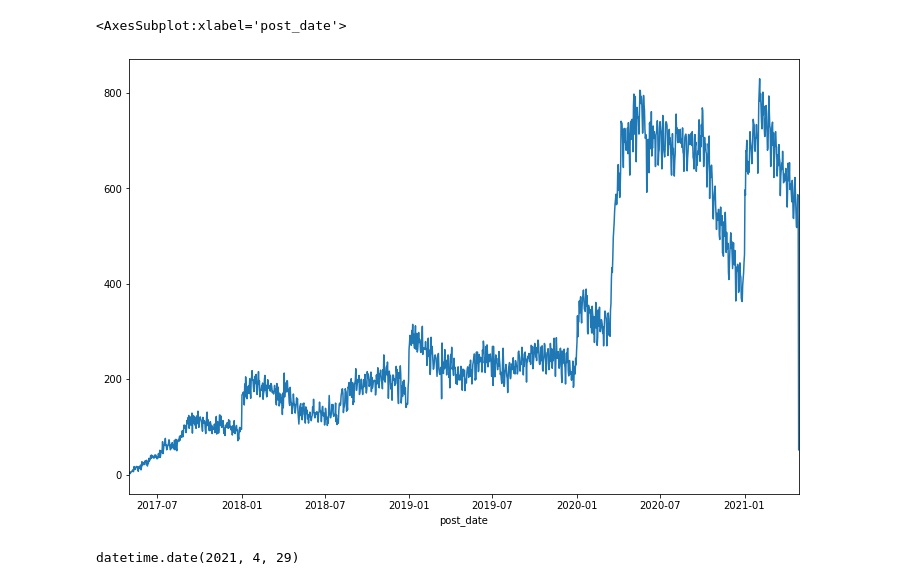
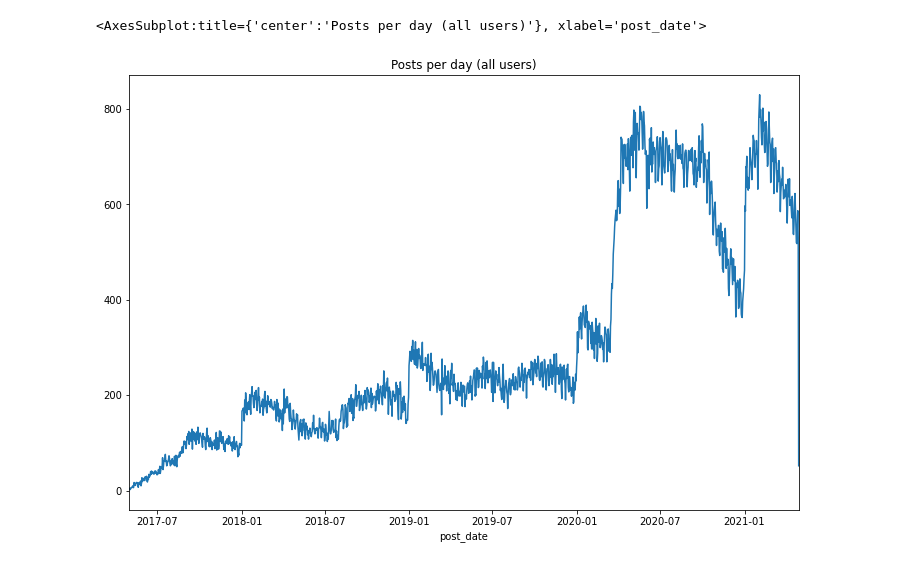
Before and after one commit to bits4waves/100daysofpractice-dataset, a Jupyter notebook: hexbin.ipynb, the cells around one changed output. Saved outputs shown, nothing was run; the diff lists cells and outputs as text; code cells hidden in the pictures.

```diff
--- a/hexbin.ipynb
+++ b/hexbin.ipynb
@@ -108,9 +70,9 @@ Name: taken_at_timestamp, Length: 454547, dtype: object
 # %%
-posts.groupby(posts.post_date).size().plot(xlim=(pd.to_datetime('2017-05-01'), pd.to_datetime('2021-04-29')), figsize=(12, 8))
+posts.groupby(posts.post_date).size().\
+    plot(title='Posts per day (all users)',
+         xlim=(pd.to_datetime('2017-05-01'),
+               pd.to_datetime('2021-04-29')),
+         figsize=(12, 8))
 # %% [output]
-<AxesSubplot:xlabel='post_date'>
+<AxesSubplot:title={'center':'Posts per day (all users)'}, xlabel='post_date'>
-[figure, old version]
+[figure, new version]
-# %%
-max(posts.post_date)
-# %% [output]
-datetime.date(2021, 4, 29)
```
Also changed, not shown: parts of 21 cells of this notebook.
